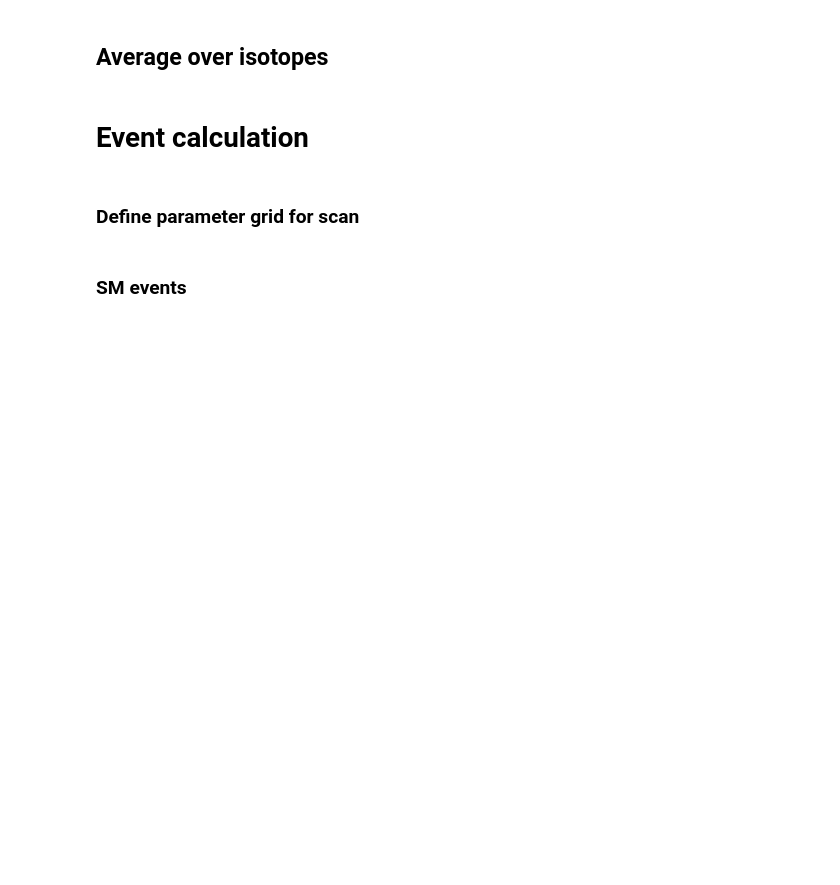
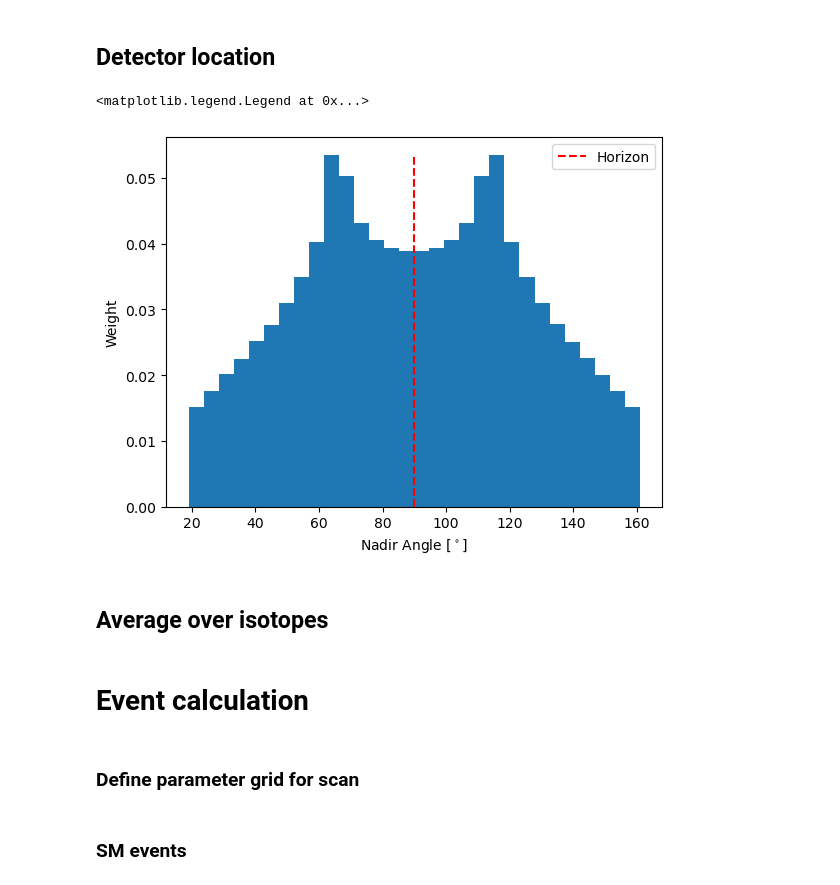
Before and after one commit to SNuDD/SNuDD, a Jupyter notebook: notebooks/LZ_scan_2025.ipynb, the cells around one changed output. Cells and saved outputs as stored; diff of their text form; code cells hidden in the pictures; blank space fills up the shorter version.

```diff
--- a/notebooks/LZ_scan_2025.ipynb
+++ b/notebooks/LZ_scan_2025.ipynb
@@ -28,6 +29,33 @@ def counts_LZB8_NR(signal, E_Rs):
         counts = np.real(counts)
 
     return np.abs(counts)
+# %% [markdown]
+## Detector location
+# %%
+latitude_surf = 44.35 # Latitude of SURF (LZ)
+
+# Define data taking period
+t0 = 91     # Starting at the perihelion (January 3rd)
+T  = 182*2  # Length of data taking period in days
+
+# Get angular histogram for Gran Sasso
+SURF = SolarAngles(latitude=42.47, t0=t0, T=T)
+
+# Generate nadir angle histogram
+nbins = 30
+cnadirs, weights = SURF.cnadir_hist(bins=nbins)
+# print(cnadirs, weights)
+
+nadirs = np.arccos(cnadirs) * 180 / np.pi  # Convert cnadirs to nadir angles in degrees
+wd = (nadirs.max() - nadirs.min()) / (nbins - 1)
+plt.bar(nadirs, weights, width=wd)
+plt.vlines(90, 0, max(weights), color='red', linestyle='--', label='Horizon')
+plt.xlabel(r'Nadir Angle [$^\circ$]')
+plt.ylabel('Weight')
+plt.legend()
+# %% [output]
+<matplotlib.legend.Legend at 0x...>
+[figure, added]
 # %% [markdown]
 ## Average over isotopes
 # %%
```
Also changed, not shown: parts of 4 cells of this notebook.
